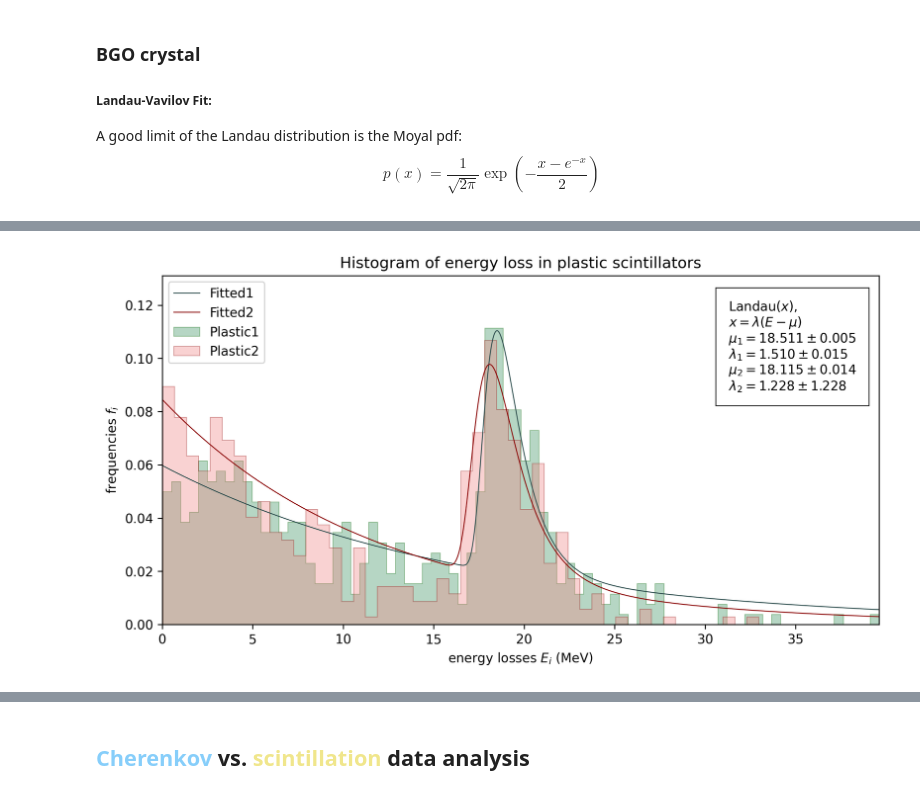
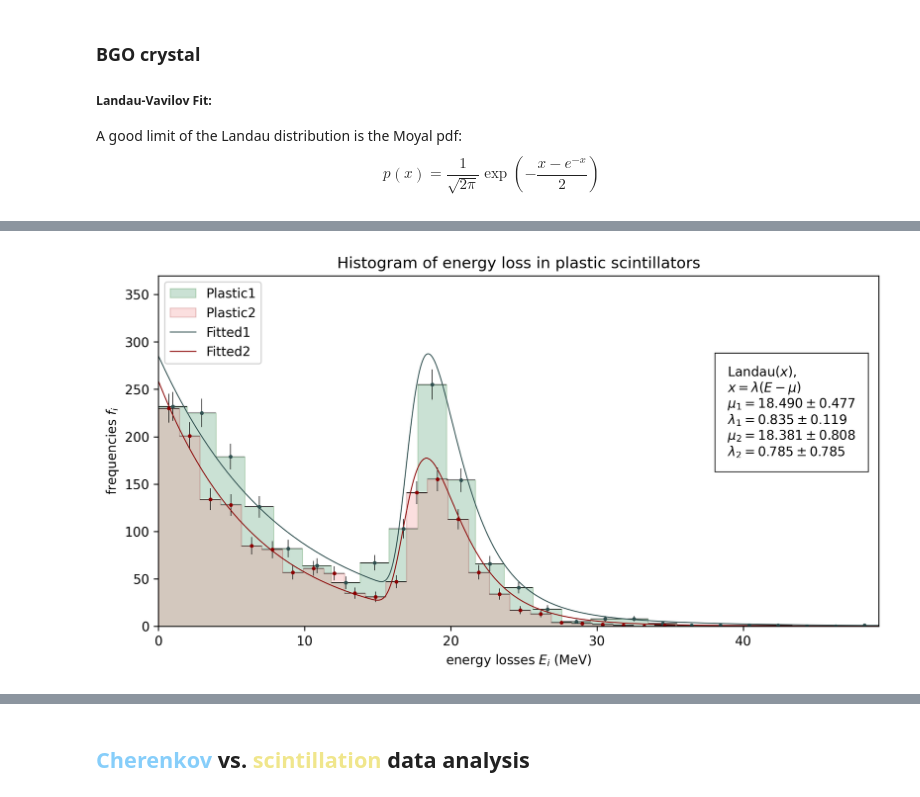
Before and after one commit to emanuelitoss/DreamExperiment, a Jupyter notebook: analysisDreamSimulation/dreamAnalysis.ipynb, the cells around one changed output, grey strips where cells are left out. Saved outputs shown, nothing was run; the diff lists cells and outputs as text; code cells hidden in the pictures.

```diff
--- a/analysisDreamSimulation/dreamAnalysis.ipynb
+++ b/analysisDreamSimulation/dreamAnalysis.ipynb
@@ -9,10 +9,7 @@ import scipy.optimize as optim
 import scipy.stats as stats
 
 # filename (to read data)
-fileName = '_p35_degrees.txt'
-directory = '../datasets/ReflTransm/'
+fileName = '30degrees.txt'
+directory = '../datasets/'
 fileName = directory + fileName
-
-# constants of the run
-number_generated_events = 1000000
-number_detected_events = 89
+fileNameNumbers = directory + '/July2/numbersP30.txt'
@@ -81,10 +42,14 @@ You have 526 data
 A good limit of the Landau distribution is the Moyal pdf:
 $$ p(x) = \frac{1}{\sqrt{2\pi}} \exp \left( -\frac{x-e^{-x}}{2} \right) $$
 # %%
-# Moyal distribution + parameters
+# Moyal distribution
 def f(x,mean,form,normalization):
     return normalization*stats.moyal.pdf(form*(x-mean))
 
+# exponential distribution
+def exponential(x, alpha, beta): #extended
+    return alpha*np.exp(-beta*x)
+
 # Moyal distribution + exponential one
 def g(x, mean, form, normalization, alpha):
-    return normalization*stats.moyal.pdf(form*(x-mean)) + alpha*np.exp(-alpha*x)
+    return f(x,mean,form,normalization) + alpha*np.exp(-alpha*x)
@@ -186,34 +215,40 @@ Alpha = 0.08456752449637059 +/- 2.498822638020948e-05
 # %%
 # prepare the figure
 fig = plt.figure(111, figsize=(10,5), dpi=300)
 
 # plot the histos
-plt.hist(energyScint1, bins=80, label='Plastic1', histtype="stepfilled",
-         color="seagreen", ec="darkgreen", alpha=0.35, lw=0.65, density=True)
-plt.hist(energyScint2, bins=50, label='Plastic2', histtype="stepfilled",
-         color="lightcoral", ec="darkred", alpha=0.35, lw=0.65, density=True)
+plt.hist(energyScint1, bins=number_bins, label='Plastic1', histtype="stepfilled",
+         color="seagreen", ec="darkgreen", alpha=0.25, lw=0.65, density=False)
+plt.hist(energyScint2, bins=number_bins, label='Plastic2', histtype="stepfilled",
+         color="lightcoral", ec="darkred", alpha=0.25, lw=0.65, density=False)
+
+# histos + errorbars
+plt.errorbar(bin_centers_1, bin_heights_1, yerr=delta_bin_heights_1, xerr=xerror1,
+             marker='o', markersize=2, color="darkslategrey", ecolor="black", lw=0, elinewidth=0.5)
+plt.errorbar(bin_centers_2, bin_heights_2, yerr=delta_bin_heights_2, xerr=xerror2,
+             marker='o', markersize=2, color="darkred", ecolor="black", lw=0, elinewidth=0.5)
 
 # prepare data to plot
-energy_samples = np.arange( min(min(energyScint1),min(energyScint2)), max(max(energyScint1),max(energyScint2)), 0.0001)
-landauExp_samples1 = g(energy_samples, mean_energy1, form_1, normalization_1, alpha_1)
-landauExp_samples2 = g(energy_samples, mean_energy2, form_2, normalization_2, alpha_2)
+energy_samplesP = np.arange( min(min(energyScint1),min(energyScint2)), max(max(energyScint1),max(energyScint2)), 0.0001)
+landauExp_samples1 = f(energy_samplesP, mean_energy1, form_1, normalization_1) + exponential(energy_samplesP, alpha1, beta1)
+landauExp_samples2 = f(energy_samplesP, mean_energy2, form_2, normalization_2) + exponential(energy_samplesP, alpha2, beta2)
 
 # plot the fitted function
-plt.plot(energy_samples, landauExp_samples1, label= 'Fitted1', lw=0.75, alpha=2, color="darkslategrey")
-plt.plot(energy_samples, landauExp_samples2, label= 'Fitted2', lw=0.75, alpha=2, color="darkred")
+plt.plot(energy_samplesP, landauExp_samples1, label= 'Fitted1', lw=0.75, alpha=1, color="darkslategrey")
+plt.plot(energy_samplesP, landauExp_samples2, label= 'Fitted2', lw=0.75, alpha=1, color="darkred")
 
 # visualize
 plt.title('Histogram of energy loss in plastic scintillators')
 plt.xlabel('energy losses $E_i$ (MeV)')
 plt.ylabel('frequencies $f_i$')
 plt.xlim(0,max(max(energyScint1),max(energyScint2)))
-plt.ylim(0,max(max(bin_heights_1),max(bin_heights_2))*1.05)
+plt.ylim(0,max(max(bin_heights_1),max(bin_heights_2))*1.45)
 plt.text(min(energyScint1)+0.79*(max(energyScint1)-min(energyScint1)), max(max(bin_heights_1),max(bin_heights_2))*0.705,
          'Landau$(x)$,\n$x = \lambda(E-\mu)$\n$\mu_1={0:.3f} \pm {1:.3f}$\n$\lambda_1 = {2:.3f} \pm {3:.3f}$\n$\mu_2={4:.3f} \pm {5:.3f}$\n$\lambda_2 = {6:.3f} \pm {6:.3f}$'.format(
              mean_energy1, covariance_1[0][0], form_1, covariance_1[1][1],mean_energy2, covariance_2[0][0], form_2, covariance_2[1][1]),
          bbox={'facecolor': 'white', 'alpha': 0.9, 'lw': 0.7, 'pad': 10})
 plt.legend(loc='upper left')
 plt.show()
 fig.savefig("LandauPlastics.jpg",bbox_inches='tight')
 # %% [output]
-[figure, old version]
+[figure, new version]
```
Also changed, not shown: parts of 28 cells of this notebook, 6 other files.
